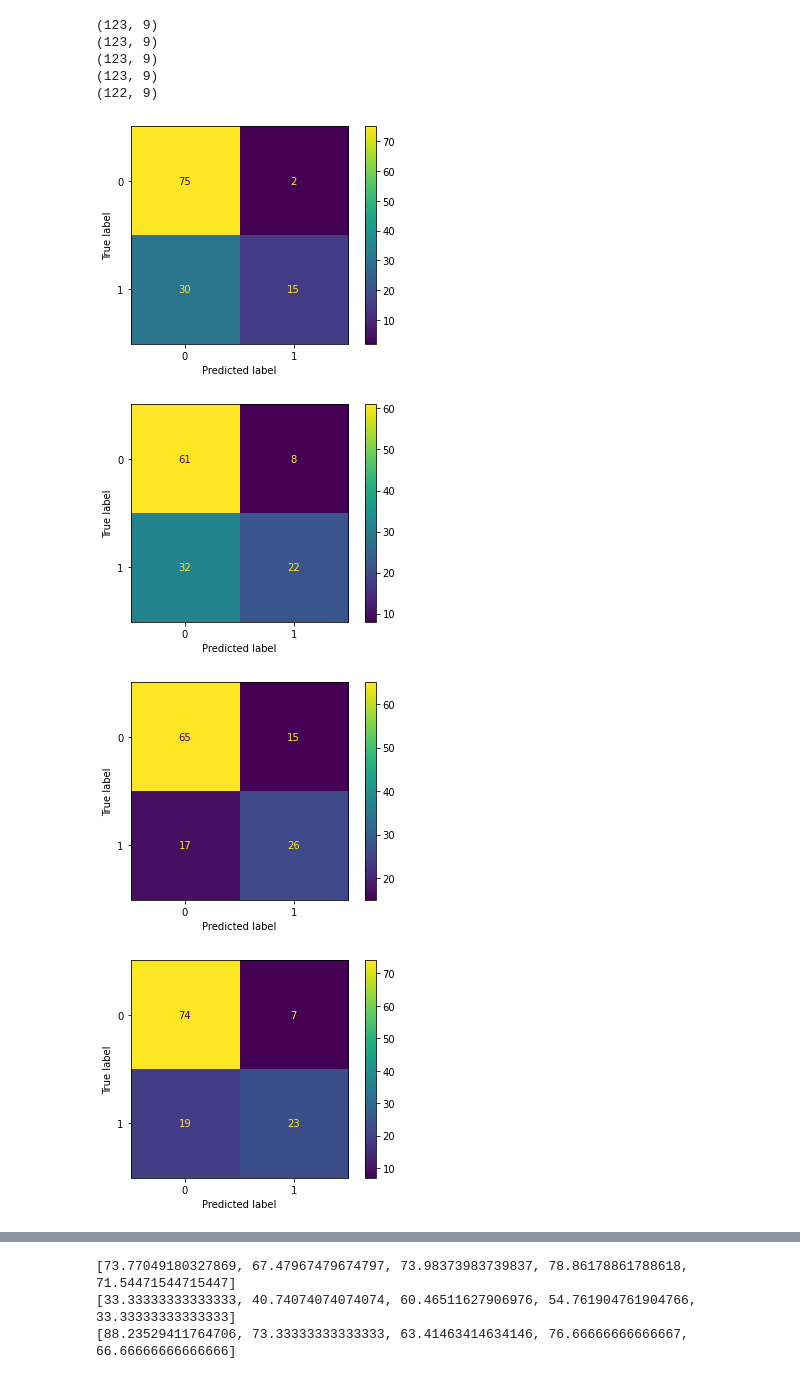
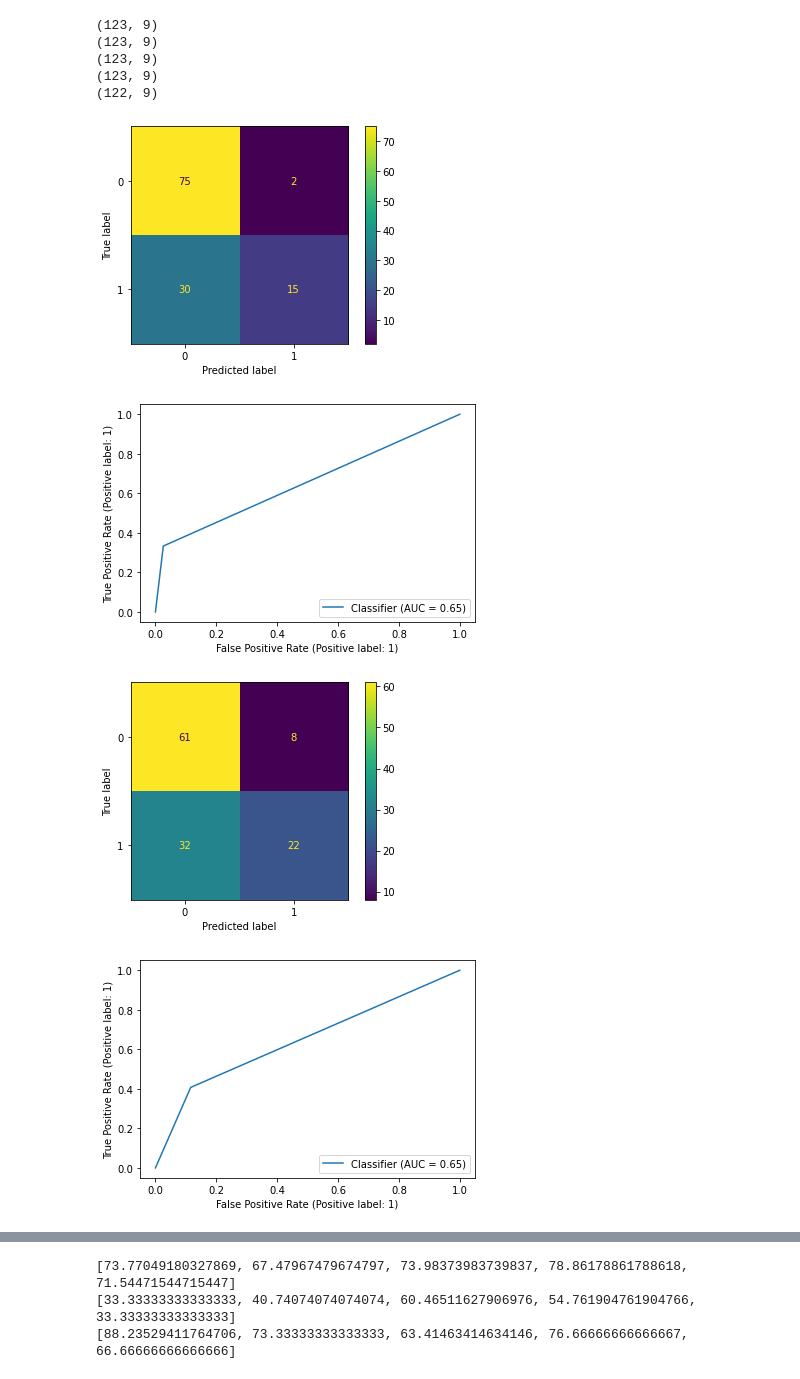
Before and after one commit to meenakshsundaram/AIML, a Jupyter notebook: DecisionTrees/src/diabetes/diabetes_dtree.ipynb, the cells around one changed output, grey strips where cells are left out. Saved outputs shown, nothing was run; the diff lists cells and outputs as text; code cells hidden in the pictures.

Commit message:
Add depth 5 cv tree

```diff
--- a/DecisionTrees/src/diabetes/diabetes_dtree.ipynb
+++ b/DecisionTrees/src/diabetes/diabetes_dtree.ipynb
@@ -312,21 +312,23 @@ fourth_crossval = cv1.append(cv3.append(cv4.append(cv5)))
 # fifth crossval leave cv1 for test
 fifth_crossval = cv2.append(cv3.append(cv4.append(cv5)))
 # %%
+# Depth 2
 cv_accuracy = []
 cv_precision = []
 cv_recall = []
 for datadf in [(first_crossval,cv5),(second_crossval,cv4),(third_crossval,cv3),(fourth_crossval,cv2),(fifth_crossval,cv1)]:
     x_tra,y_tra = datadf[0].iloc[:,:-1],datadf[0].iloc[:,-1]
     x_te,y_te = datadf[1].iloc[:,:-1],datadf[1].iloc[:,-1]
     dtree = DecisionTreeClassifier(criterion="entropy",max_depth=2,splitter="best")
     dtree.fit(x_tra,y_tra)
     y_pred = dtree.predict(x_te)
     metrics.ConfusionMatrixDisplay.from_predictions(y_te,y_pred)
+    metrics.RocCurveDisplay.from_predictions(y_te,y_pred)
     cv_accuracy.append(100*metrics.accuracy_score(y_te,y_pred))
     cv_recall.append(100*metrics.recall_score(y_te,y_pred))
     cv_precision.append(100*metrics.precision_score(y_te,y_pred))
 # %% [output]
 [figure]
-[figure, old version]
+[figure, new version]
-[figure, old version]
+[figure, new version]
-[figure, old version]
+[figure, new version]
```
Also changed, not shown: parts of 8 cells of this notebook.
